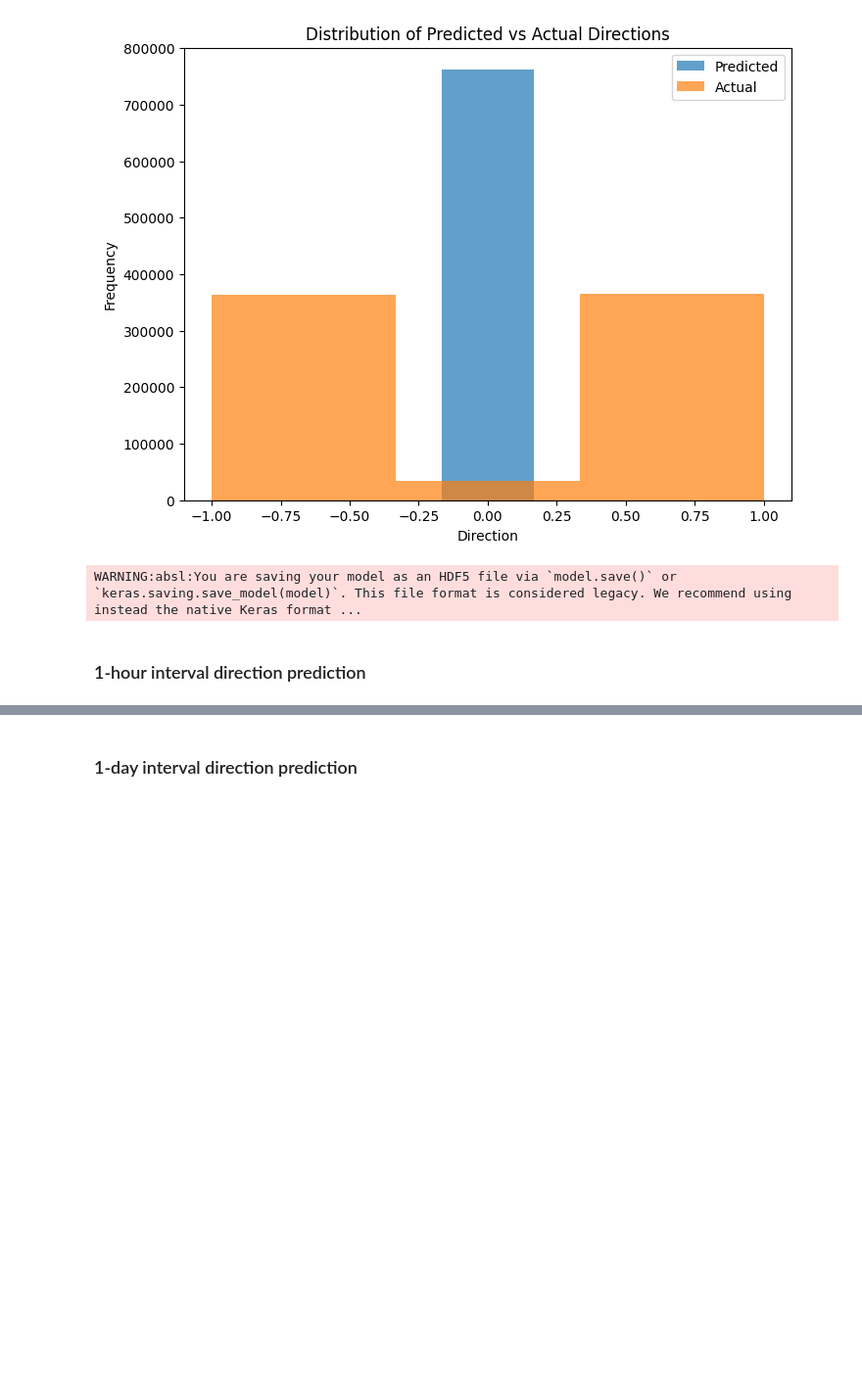
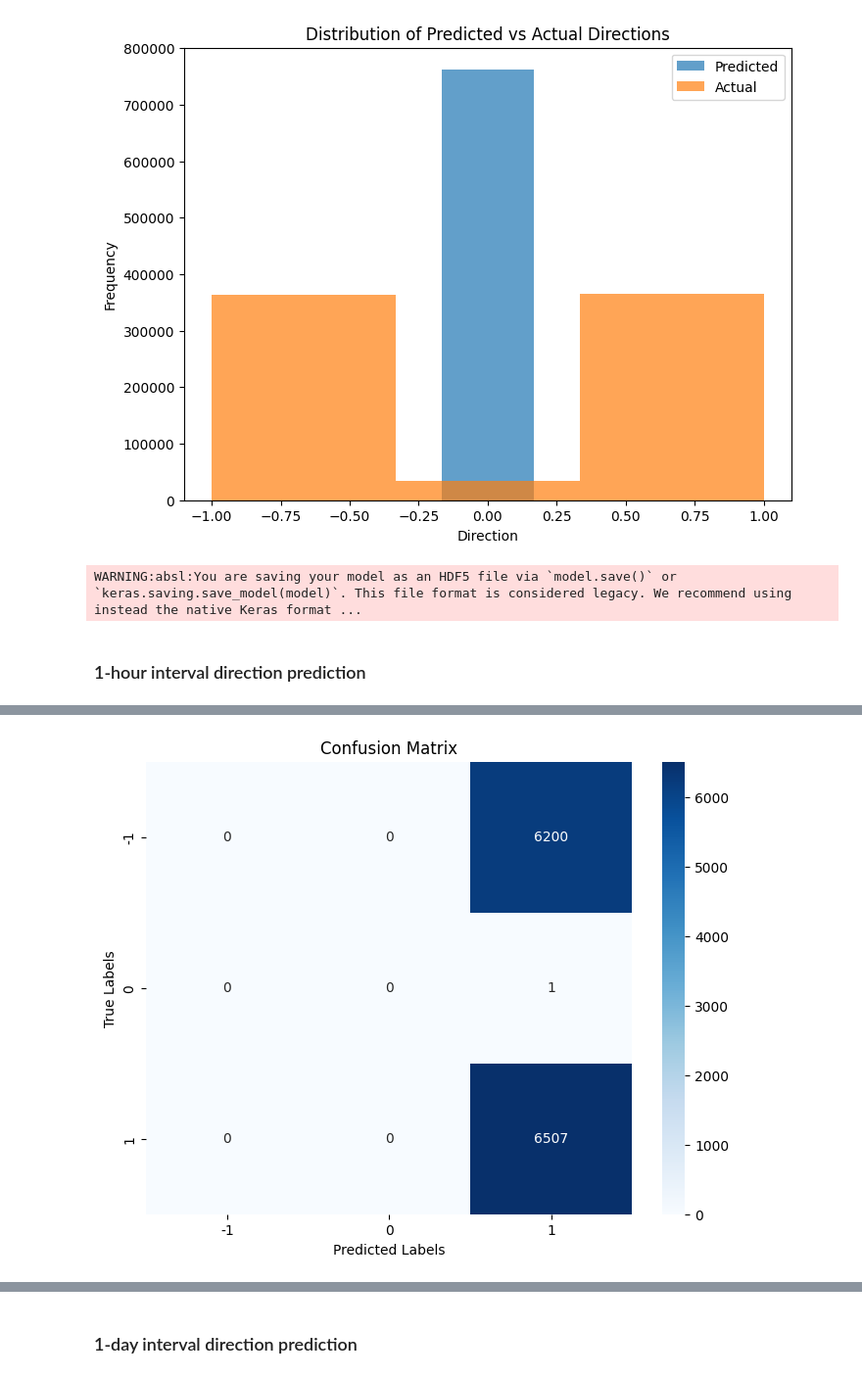
Before and after one commit to Jiazhou-Bi/BTC-Price-Prediction, a Jupyter notebook: scripts/06-model_data.ipynb, the cells around one changed output, grey strips where cells are left out. Shown at 98% size. Drawn from its saved outputs; the diff is of its cells as text; code cells hidden in the pictures; blank space fills up the shorter version.

```diff
--- a/scripts/06-model_data.ipynb
+++ b/scripts/06-model_data.ipynb
@@ -165,3 +170,100 @@ Test Accuracy: 0.04457644745707512
 WARNING:absl:You are saving your model as an HDF5 file via `model.save()` or `keras.saving.save_model(model)`. This file format is considered legacy. We recommend using instead the native Keras format ...
 # %% [markdown]
 ### 1-hour interval direction prediction
+# %%
+# Define features and target
+features = ['open_diff', 'high_diff', 'low_diff', 'close_diff', 'volume', 'was_missing']
+target = 'direction'
+X = df_1h[features]
+y = df_1h[target]
+
+# Normalize features
+scaler = MinMaxScaler()
+X_scaled = scaler.fit_transform(X)
+
+# Function to create sequences
+def create_sequences(X, y, time_steps=10):
+    X_seq, y_seq = [], []
+    for i in range(len(X) - time_steps):
+        X_seq.append(X[i:i+time_steps])
+        y_seq.append(y[i+time_steps])
+    return np.array(X_seq), np.array(y_seq)
+
+# Create sequences
+time_steps = 10
+X_seq, y_seq = create_sequences(X_scaled, y.values, time_steps=time_steps)
+
+# One-hot encode labels
+y_seq_categorical = to_categorical(y_seq + 1)  # Shift labels (-1, 0, 1) to (0, 1, 2) for one-hot encoding
+
+# Train-test split
+X_train, X_test, y_train, y_test = train_test_split(X_seq, y_seq_categorical, test_size=0.2, shuffle=False)
+
+# Define the RNN model
+model = Sequential([
+    SimpleRNN(128, activation='relu', input_shape=(time_steps, X_seq.shape[2])),
+    Dropout(0.3),
+    Dense(64, activation='relu'),
+    Dropout(0.3),
+    Dense(3, activation='softmax')  # 3 classes (-1, 0, 1)
+])
+
+# Compile the model
+model.compile(optimizer=Adam(learning_rate=0.0001), loss='categorical_crossentropy', metrics=['accuracy'])
+
+# Visualize the model architecture
+plot_model(model, to_file='rnn_model_architecture_multiclass.png', show_shapes=True, show_layer_names=True)
+
+# Train the model
+history = model.fit(
+    X_train, y_train,
+    epochs=20,
+    batch_size=32,
+    validation_data=(X_test, y_test),
+    verbose=1
+)
+
+# Evaluate the model
+loss, accuracy = model.evaluate(X_test, y_test, verbose=0)
+print(f"Test Loss: {loss}")
+print(f"Test Accuracy: {accuracy}")
+
+# Predict the directions
+y_pred_prob = model.predict(X_test)
+
+# Convert predictions to class labels
+y_pred_classes = np.argmax(y_pred_prob, axis=1) - 1  # Shift back to original labels (-1, 0, 1)
+y_test_classes = np.argmax(y_test, axis=1) - 1  # Shift back to original labels (-1, 0, 1)
+
+# Generate classification report
+print("Classification Report:")
+print(classification_report(y_test_classes, y_pred_classes, target_names=["-1", "0", "1"]))
+
+# Generate confusion matrix
+cm = confusion_matrix(y_test_classes, y_pred_classes)
+
+# Display the confusion matrix numerically
+print("Confusion Matrix:")
+print(cm)
+
+# Plot the confusion matrix as a heatmap
+plt.figure(figsize=(8, 6))
+sns.heatmap(cm, annot=True, fmt='d', cmap='Blues', xticklabels=["-1", "0", "1"], yticklabels=["-1", "0", "1"])
+plt.title('Confusion Matrix')
+plt.xlabel('Predicted Labels')
+plt.ylabel('True Labels')
+plt.show()
+
+# Visualize Predictions vs Actuals
+plt.figure(figsize=(12, 6))
+plt.plot(y_test_classes[:50], label='Actual Directions', marker='o')
+plt.plot(y_pred_classes[:50], label='Predicted Directions', marker='x')
+plt.title('Predicted vs Actual Directions')
+plt.xlabel('Time Steps')
+plt.ylabel('Direction')
+plt.legend()
+plt.show()
+
+# Save the model
+model.save('../model/RNN/Directional_Classification_Model/rnn_direction_model_multiclass.keras')
+# %% [output]
@@ -167,0 +289 @@ WARNING:absl:You are saving your model as an HDF5 file via `model.save()` or `ke
+[figure, added]
```
Also changed, not shown: parts of 6 cells of this notebook, 8 other files.
